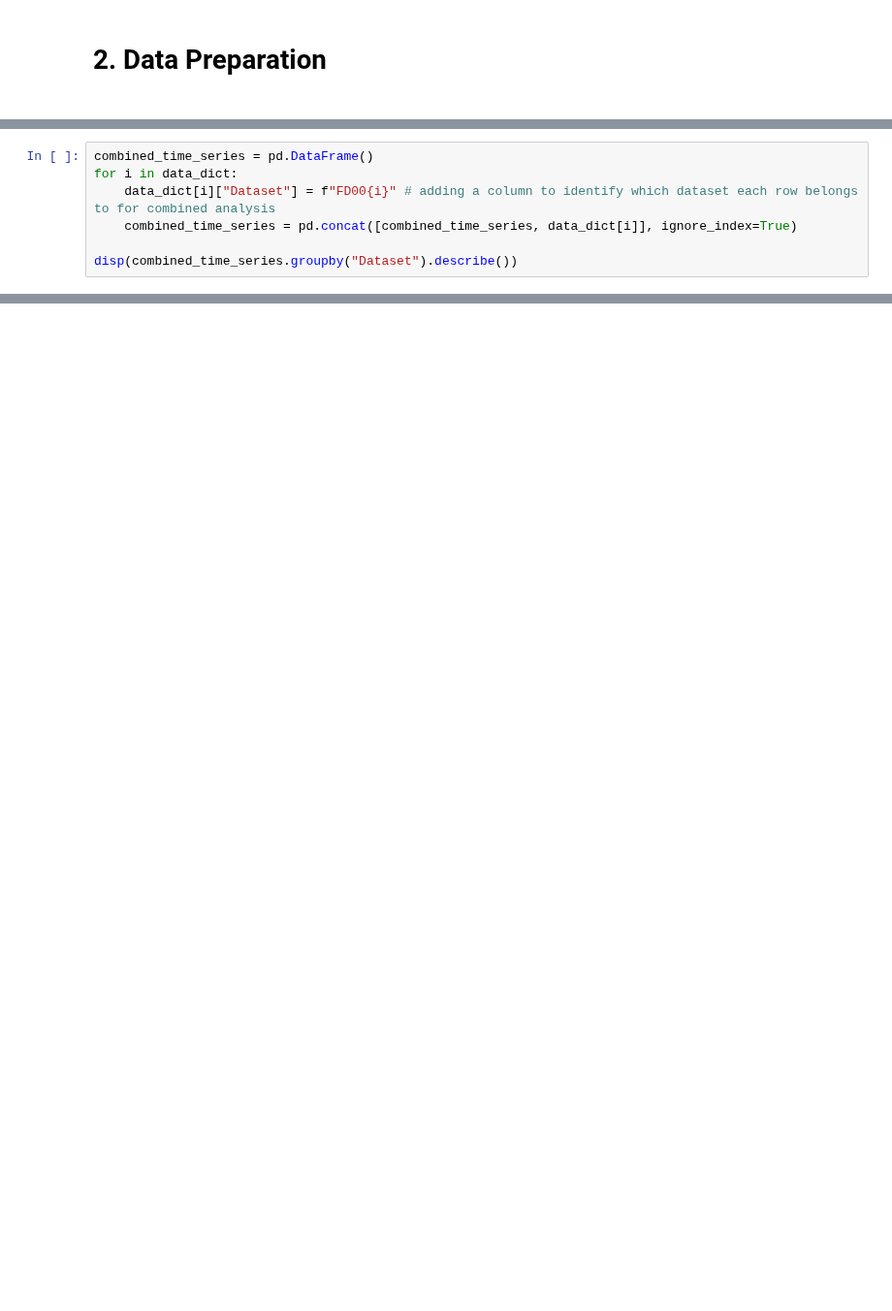
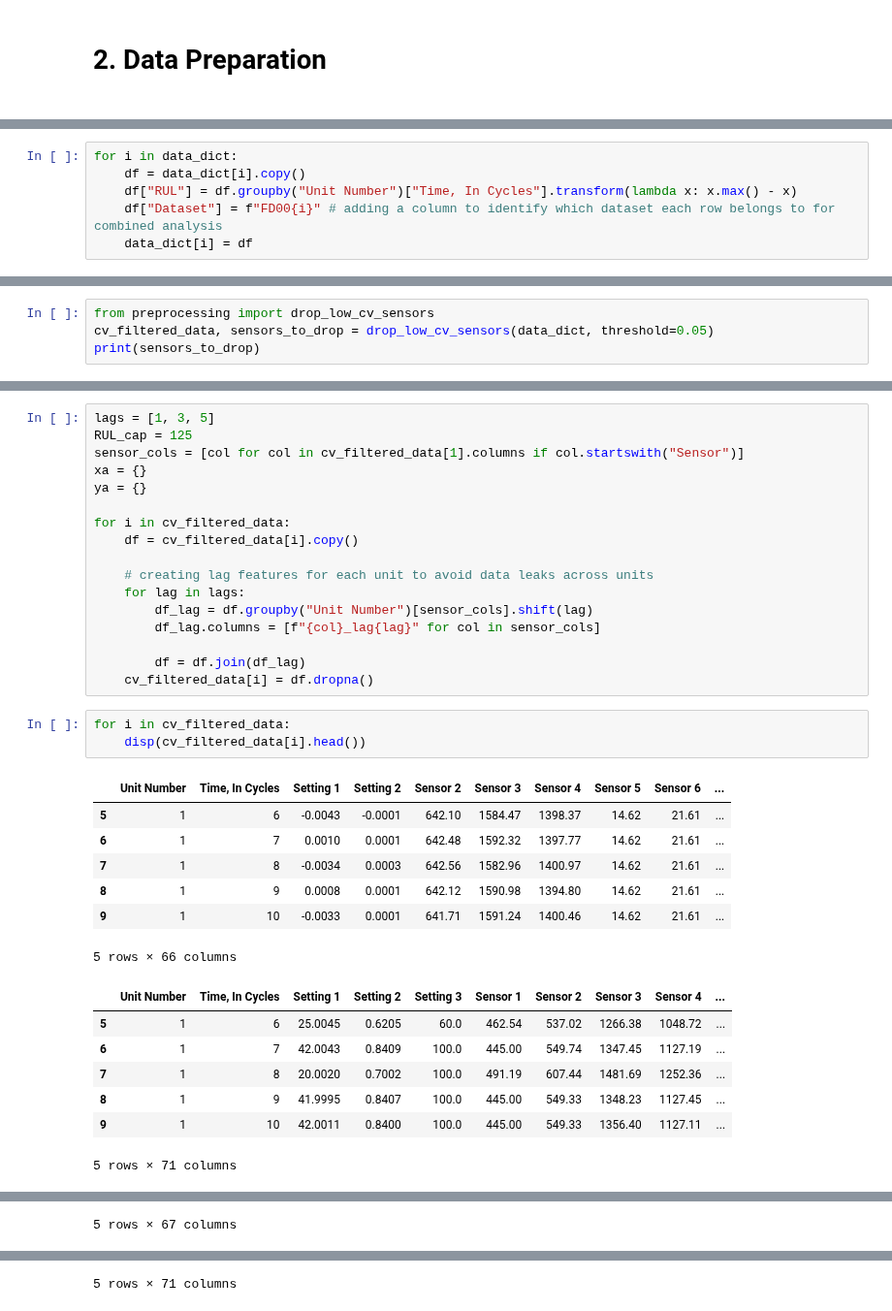
Before and after one commit to nrmshaw100/ECE447_Project, a Jupyter notebook: dataVisualization.ipynb, the cells around one changed output, grey strips where cells are left out. Shown at 97% size. Drawn from its saved outputs; the diff is of its cells as text; blank space fills up the shorter version.

Commit message:
preprocessing ground work
- lag features done
- filtering done

```diff
--- a/dataVisualization.ipynb
+++ b/dataVisualization.ipynb
@@ -266,7 +261,0 @@ for i, units in sample_units.items():
-# %%
-combined_time_series = pd.DataFrame()
-for i in data_dict:
-    data_dict[i]["Dataset"] = f"FD00{i}" # adding a column to identify which dataset each row belongs to for combined analysis
-    combined_time_series = pd.concat([combined_time_series, data_dict[i]], ignore_index=True)
-
-disp(combined_time_series.groupby("Dataset").describe())
@@ -285 +262,7 @@ disp(combined_time_series.groupby("Dataset").describe())
+# %%
+for i in data_dict:
+    df = data_dict[i].copy()
+    df["RUL"] = df.groupby("Unit Number")["Time, In Cycles"].transform(lambda x: x.max() - x)
+    df["Dataset"] = f"FD00{i}" # adding a column to identify which dataset each row belongs to for combined analysis
+    data_dict[i] = df
 # %% [markdown]
@@ -289,0 +276,4 @@ disp(combined_time_series.groupby("Dataset").describe())
+# %%
+from preprocessing import drop_low_cv_sensors
+cv_filtered_data, sensors_to_drop = drop_low_cv_sensors(data_dict, threshold=0.05)
+print(sensors_to_drop)
@@ -289,0 +282,35 @@ disp(combined_time_series.groupby("Dataset").describe())
+# %%
+lags = [1, 3, 5]
+RUL_cap = 125
+sensor_cols = [col for col in cv_filtered_data[1].columns if col.startswith("Sensor")]
+xa = {}
+ya = {}
+
+for i in cv_filtered_data:
+    df = cv_filtered_data[i].copy()
+
+    # creating lag features for each unit to avoid data leaks across units
+    for lag in lags:
+        df_lag = df.groupby("Unit Number")[sensor_cols].shift(lag)
+        df_lag.columns = [f"{col}_lag{lag}" for col in sensor_cols]
+
+        df = df.join(df_lag)
+    cv_filtered_data[i] = df.dropna()
+# %%
+for i in cv_filtered_data:
+    disp(cv_filtered_data[i].head())
+# %% [output]
+|  | Unit Number | Time, In Cycles | Setting 1 | Setting 2 | Sensor 2 | Sensor 3 | Sensor 4 | Sensor 5 | Sensor 6 | ... |
+| 5 | 1 | 6 | -0.0043 | -0.0001 | 642.10 | 1584.47 | 1398.37 | 14.62 | 21.61 | ... |
+| 6 | 1 | 7 | 0.0010 | 0.0001 | 642.48 | 1592.32 | 1397.77 | 14.62 | 21.61 | ... |
+| 7 | 1 | 8 | -0.0034 | 0.0003 | 642.56 | 1582.96 | 1400.97 | 14.62 | 21.61 | ... |
+| 8 | 1 | 9 | 0.0008 | 0.0001 | 642.12 | 1590.98 | 1394.80 | 14.62 | 21.61 | ... |
+| 9 | 1 | 10 | -0.0033 | 0.0001 | 641.71 | 1591.24 | 1400.46 | 14.62 | 21.61 | ... |
+5 rows × 66 columns
+|  | Unit Number | Time, In Cycles | Setting 1 | Setting 2 | Setting 3 | Sensor 1 | Sensor 2 | Sensor 3 | Sensor 4 | ... |
+| 5 | 1 | 6 | 25.0045 | 0.6205 | 60.0 | 462.54 | 537.02 | 1266.38 | 1048.72 | ... |
+| 6 | 1 | 7 | 42.0043 | 0.8409 | 100.0 | 445.00 | 549.74 | 1347.45 | 1127.19 | ... |
+| 7 | 1 | 8 | 20.0020 | 0.7002 | 100.0 | 491.19 | 607.44 | 1481.69 | 1252.36 | ... |
+| 8 | 1 | 9 | 41.9995 | 0.8407 | 100.0 | 445.00 | 549.33 | 1348.23 | 1127.45 | ... |
+| 9 | 1 | 10 | 42.0011 | 0.8400 | 100.0 | 445.00 | 549.33 | 1356.40 | 1127.11 | ... |
+5 rows × 71 columns
@@ -289,0 +323 @@ disp(combined_time_series.groupby("Dataset").describe())
+5 rows × 67 columns
@@ -289,0 +330 @@ disp(combined_time_series.groupby("Dataset").describe())
+5 rows × 71 columns
```
Also changed, not shown: parts of 10 cells of this notebook, 1 other file.
